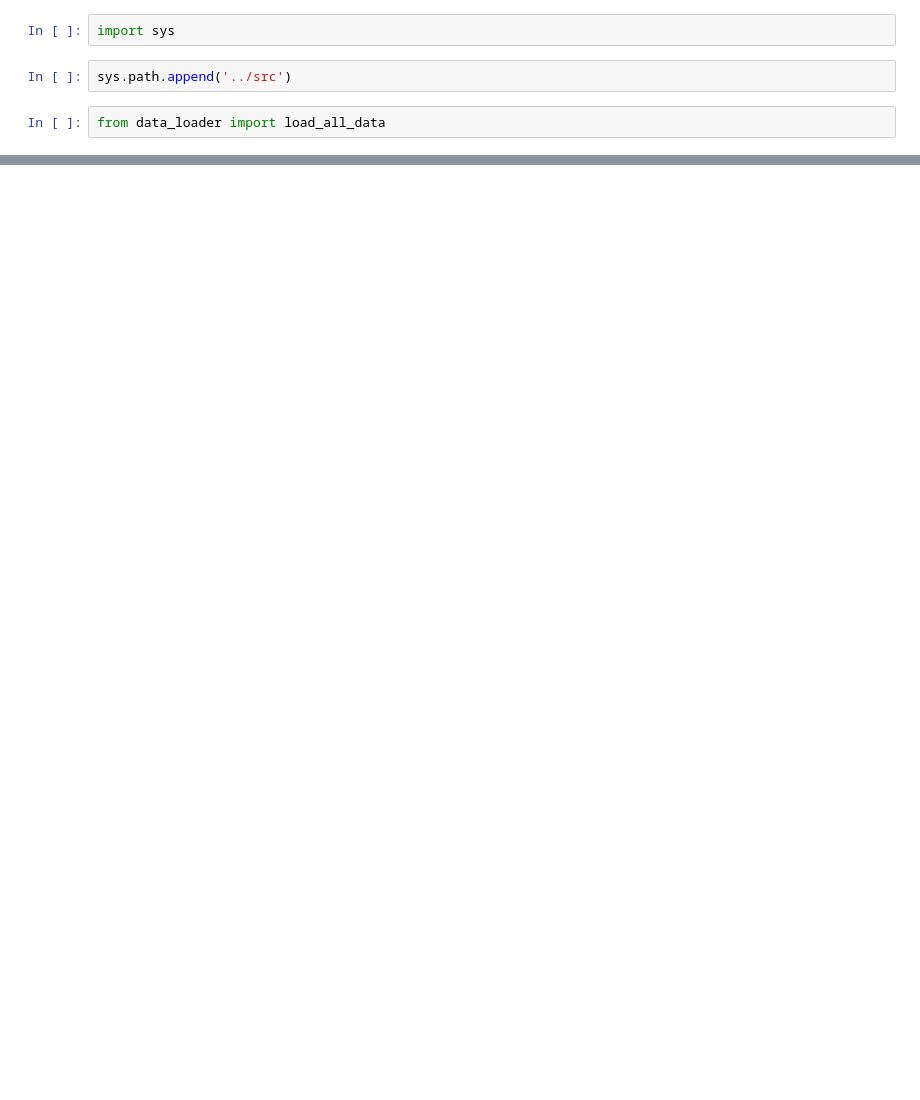
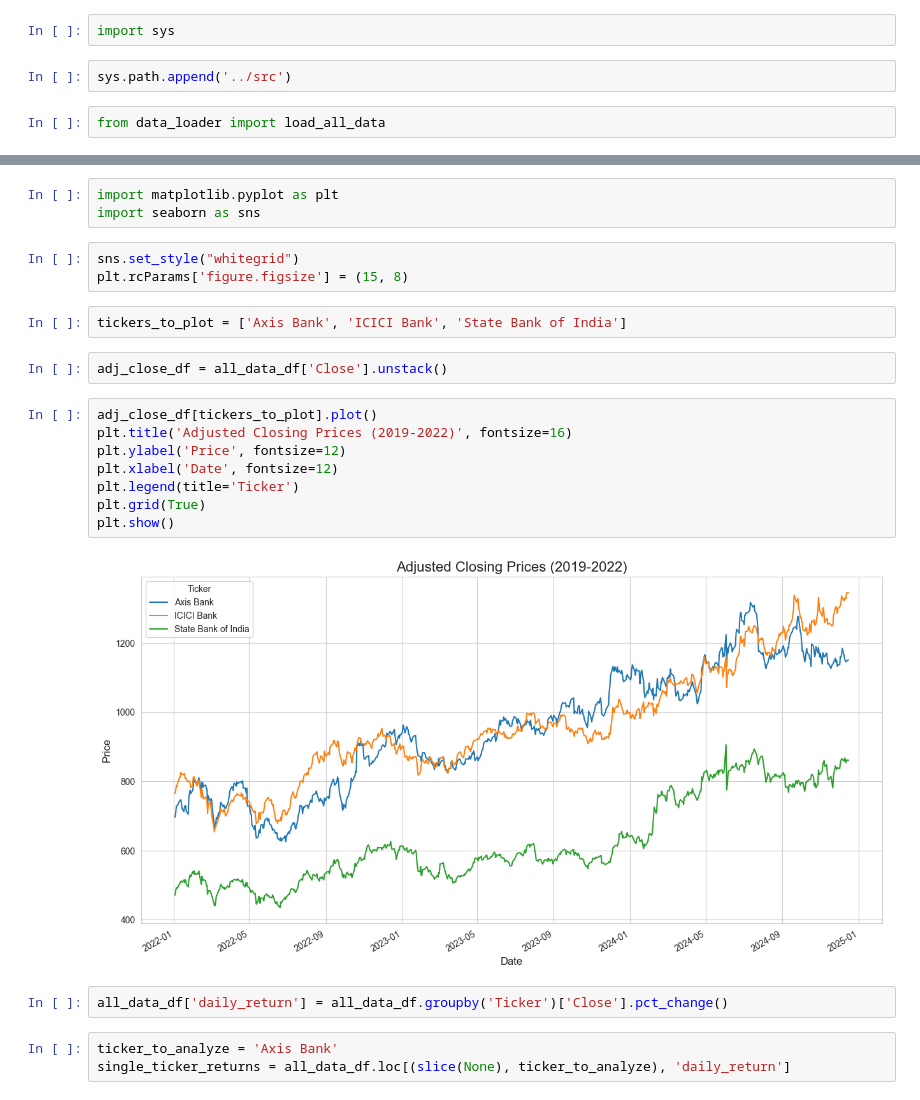
Before and after one commit to gitKrishh/StockSense, a Jupyter notebook: notebooks/01_data_exploration.ipynb, the cells around one changed output, grey strips where cells are left out. Saved outputs shown, nothing was run; the diff lists cells and outputs as text; blank space fills up the shorter version.

```diff
--- a/notebooks/01_data_exploration.ipynb
+++ b/notebooks/01_data_exploration.ipynb
@@ -31,3 +31,28 @@ No missing values found.
 |  | Adani Power | 102.50 | 103.55 | 100.10 | 100.55 | -0.74 | -0.98 | 59,14,012 |
 |  | Axis Bank | 701.00 | 711.05 | 700.05 | 709.15 | 1.84 | 1.78 | 97,05,906 |
 |  | DLF | 396.30 | 400.50 | 390.70 | 394.45 | -0.08 | -0.23 | 40,91,503 |
+# %%
+import matplotlib.pyplot as plt
+import seaborn as sns
+# %%
+sns.set_style("whitegrid")
+plt.rcParams['figure.figsize'] = (15, 8)
+# %%
+tickers_to_plot = ['Axis Bank', 'ICICI Bank', 'State Bank of India']
+# %%
+adj_close_df = all_data_df['Close'].unstack()
+# %%
+adj_close_df[tickers_to_plot].plot()
+plt.title('Adjusted Closing Prices (2019-2022)', fontsize=16)
+plt.ylabel('Price', fontsize=12)
+plt.xlabel('Date', fontsize=12)
+plt.legend(title='Ticker')
+plt.grid(True)
+plt.show()
+# %% [output]
+[figure, added]
+# %%
+all_data_df['daily_return'] = all_data_df.groupby('Ticker')['Close'].pct_change()
+# %%
+ticker_to_analyze = 'Axis Bank'
+single_ticker_returns = all_data_df.loc[(slice(None), ticker_to_analyze), 'daily_return']
```
Also changed, not shown: parts of 5 cells of this notebook.
